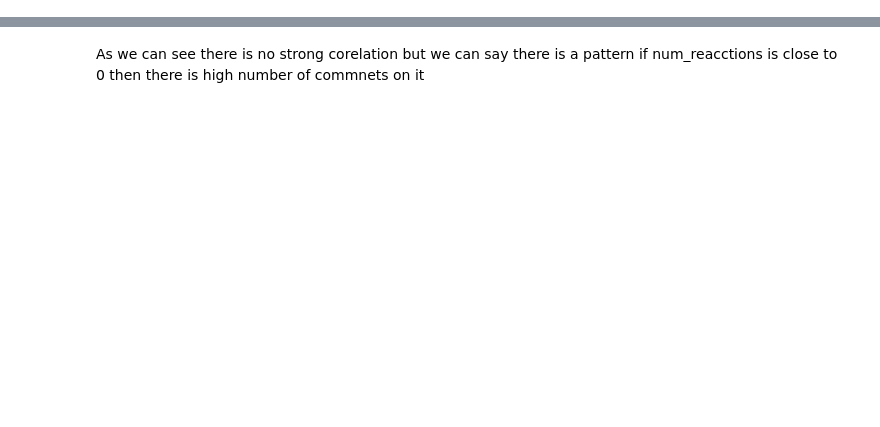
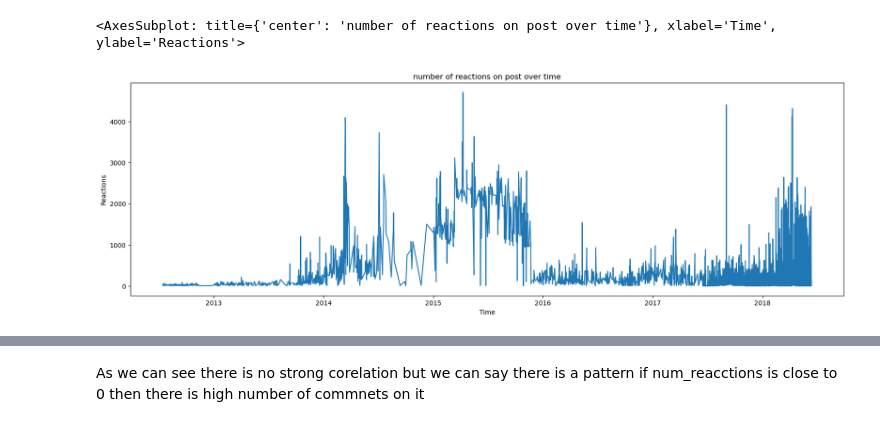
Before and after one commit to Sahas-out/Learning_DS_ML, a Jupyter notebook: MLResearch/Datasets_ML/Facebook Dataset/fb.ipynb, the cells around one changed output, grey strips where cells are left out. Saved outputs shown, nothing was run; the diff lists cells and outputs as text; code cells hidden in the pictures; blank space fills up the shorter version.

```diff
--- a/MLResearch/Datasets_ML/Facebook Dataset/fb.ipynb
+++ b/MLResearch/Datasets_ML/Facebook Dataset/fb.ipynb
@@ -14,3 +14,13 @@ fb_data.head()
 | 3 | video | 4/21/2018 6:17 | 227 | 236 | 57 | 204 | 21 | ... |
 | 4 | photo | 4/21/2018 2:29 | 111 | 0 | 0 | 111 | 0 | ... |
 | 5 | photo | 4/18/2018 3:22 | 213 | 0 | 0 | 204 | 9 | ... |
+# %%
+fb_data['status_published'] = pd.to_datetime(fb_data.status_published)
+plt.figure(figsize=(20,6))
+plt.title('number of reactions on post over time')
+plt.ylabel('Reactions')
+plt.xlabel('Time')
+sns.lineplot(x = 'status_published',y = 'num_reactions' ,data = fb_data)
+# %% [output]
+<AxesSubplot: title={'center': 'number of reactions on post over time'}, xlabel='Time', ylabel='Reactions'>
+[figure, added]
```
Also changed, not shown: parts of 22 cells of this notebook, 3 other files.
